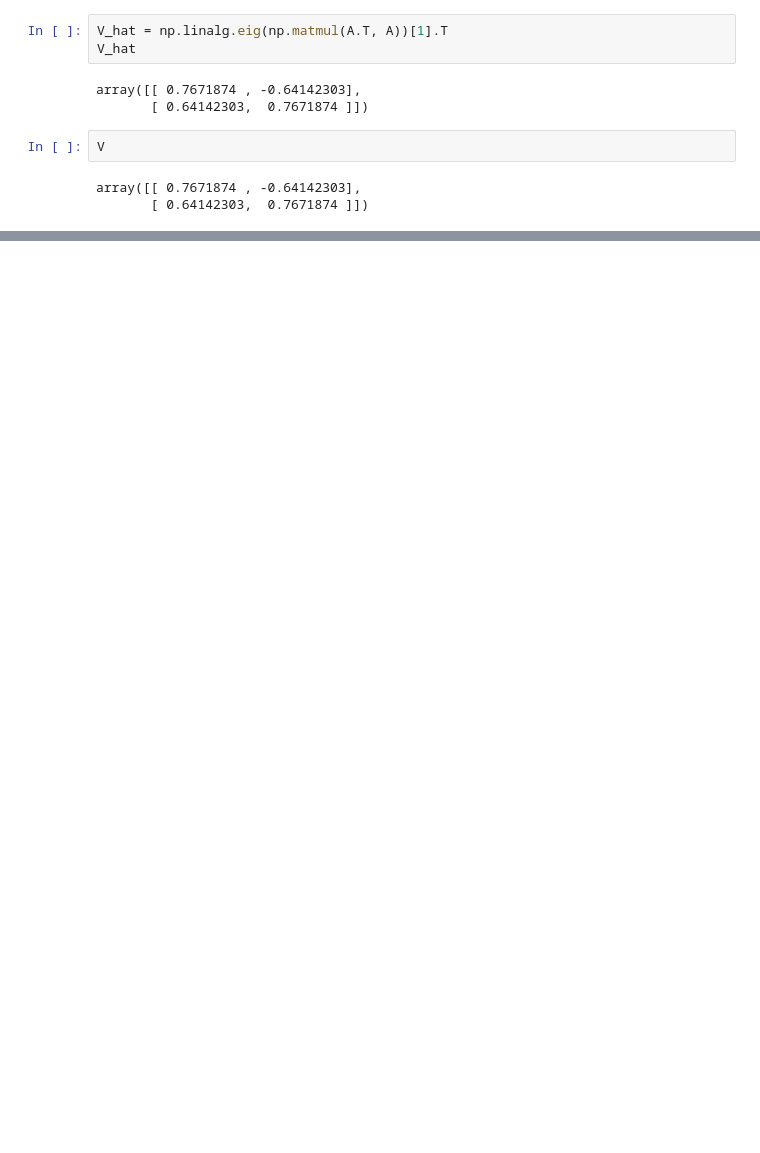
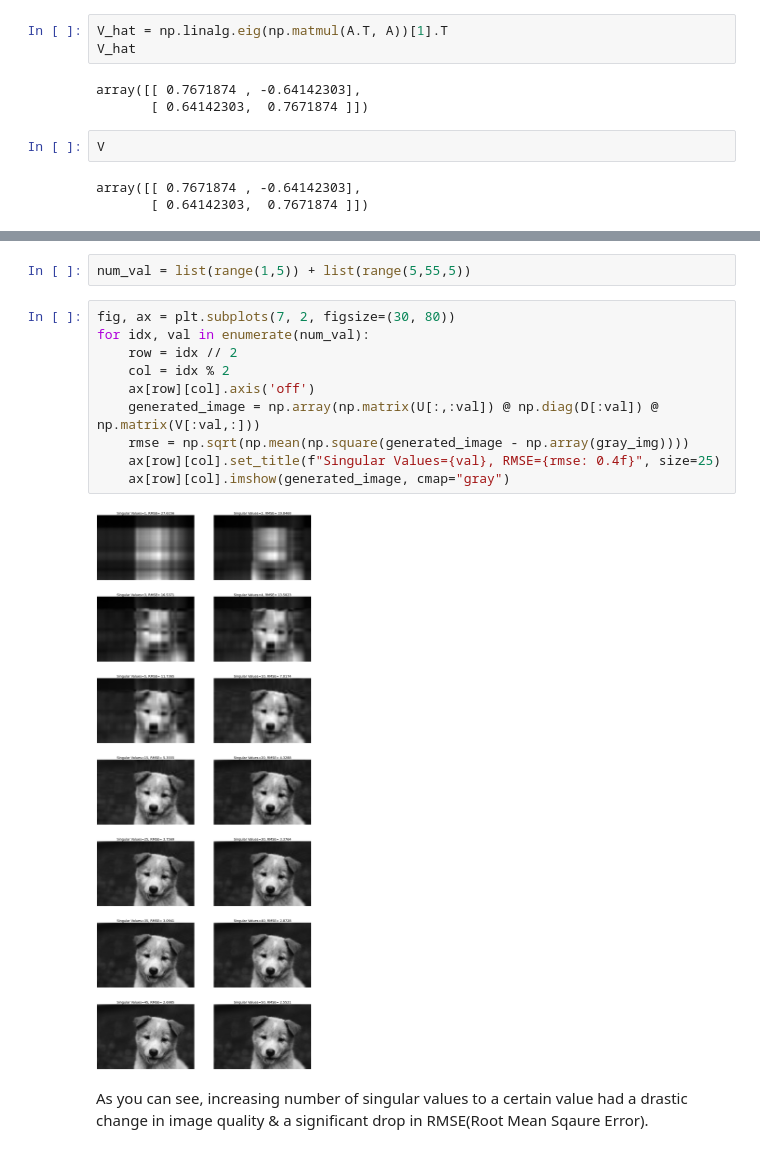
Before and after one commit to TheAnkurGoswami/Study-Notes, a Jupyter notebook: Deep Learning Book Notes/Linear Algebra.ipynb, the cells around one changed output, grey strips where cells are left out. Drawn from its saved outputs; the diff is of its cells as text; blank space fills up the shorter version.

```diff
--- a/Deep Learning Book Notes/Linear Algebra.ipynb
+++ b/Deep Learning Book Notes/Linear Algebra.ipynb
@@ -685,0 +727,16 @@ array([[ 0.7671874 , -0.64142303],
+# %%
+num_val = list(range(1,5)) + list(range(5,55,5))
+# %%
+fig, ax = plt.subplots(7, 2, figsize=(30, 80))
+for idx, val in enumerate(num_val):
+    row = idx // 2
+    col = idx % 2
+    ax[row][col].axis('off')
+    generated_image = np.array(np.matrix(U[:,:val]) @ np.diag(D[:val]) @ np.matrix(V[:val,:]))
+    rmse = np.sqrt(np.mean(np.square(generated_image - np.array(gray_img))))
+    ax[row][col].set_title(f"Singular Values={val}, RMSE={rmse: 0.4f}", size=25)
+    ax[row][col].imshow(generated_image, cmap="gray")
+# %% [output]
+[figure, added]
+# %% [markdown]
+As you can see, increasing number of singular values to a certain value had a drastic change in image quality & a significant drop in RMSE(Root Mean Sqaure Error).
```
Also changed, not shown: parts of 20 cells of this notebook.
